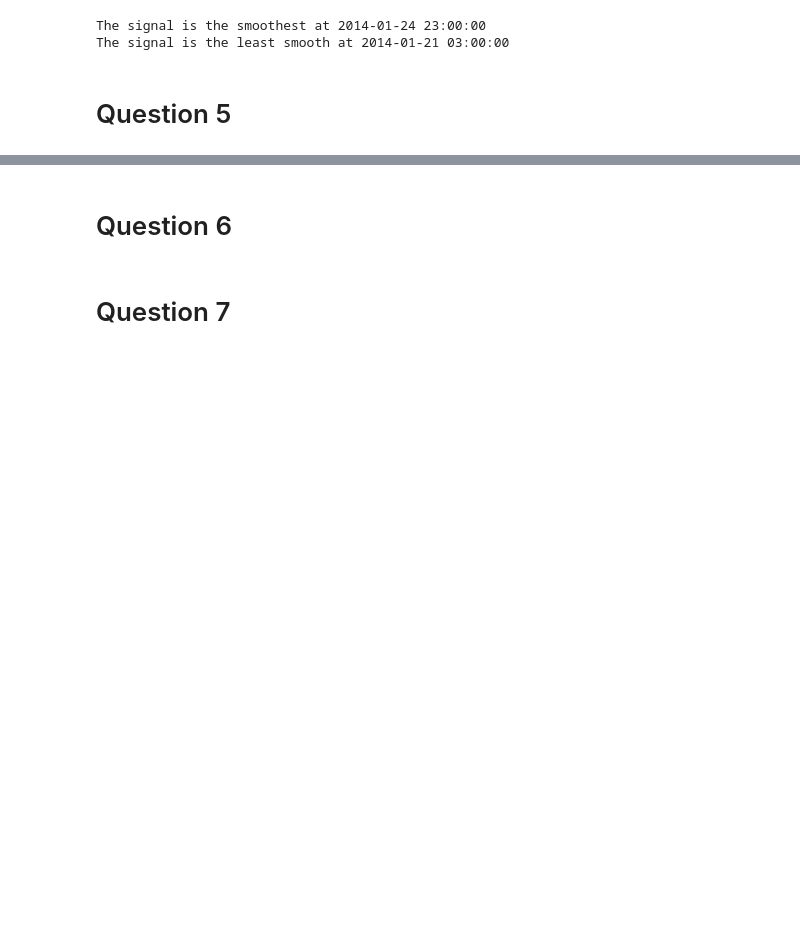
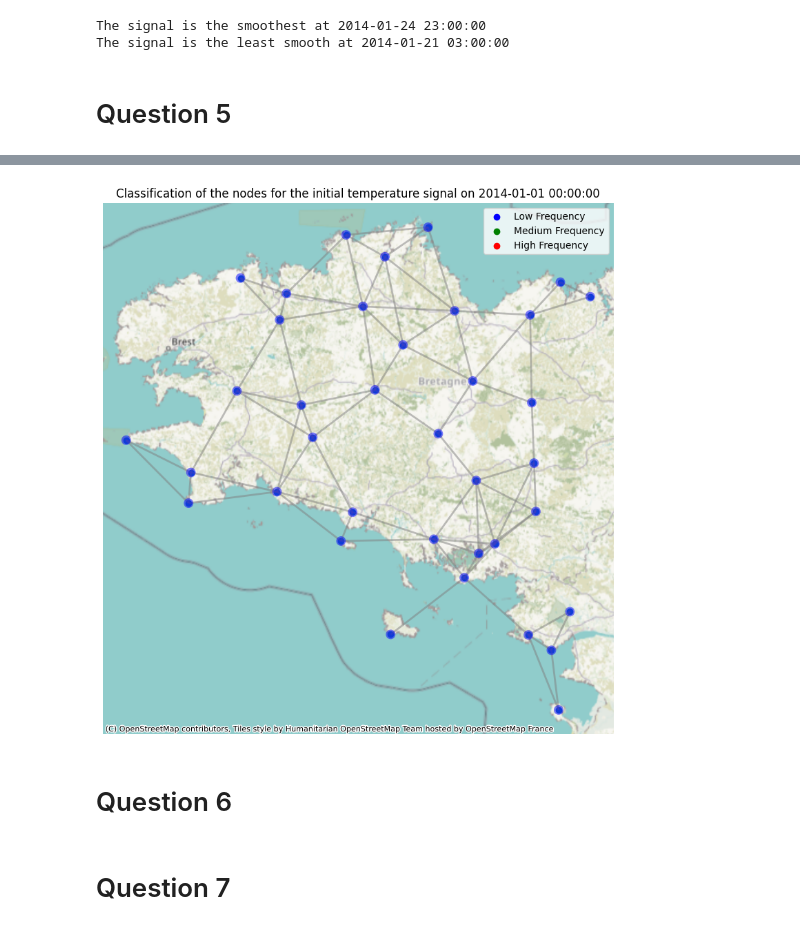
Before and after one commit to victorgalmiche/TimeSeries-TP3, a Jupyter notebook: Assignment 3.ipynb, the cells around one changed output, grey strips where cells are left out. Cells and saved outputs as stored; diff of their text form; code cells hidden in the pictures; blank space fills up the shorter version.

```diff
--- a/Assignment 3.ipynb
+++ b/Assignment 3.ipynb
@@ -303,3 +329,25 @@ Index(['AURAY', 'BELLE ILE-LE TALUT', 'BIGNAN', 'DINARD', 'GUERANDE',
+# %%
+# Visualization of the initial profile
+ax = stations_gdf.geometry.plot(figsize=(10, 10))
+cx.add_basemap(ax, crs=stations_gdf.crs.to_string(), zoom=8)
+ax.set_axis_off()
+
+# Set coordinates for graph nodes
+G.set_coordinates(stations_np)
+
+# Plot graph with node colors
+node_colors = [colors[c] for c in initial_classif]
+G.plot(ax=ax, vertex_color=node_colors, vertex_size=100)
+
+ax.set_title(f"Classification of the nodes for the initial temperature signal on {temperature_df_cleaned.index[0]}")
+
+for i in range(len(colors)):
+    ax.scatter([], [], c=colors[i], label=labels[i])
+ax.legend(loc='upper right')
+
+plt.show()
+# %% [output]
+[figure, added]
 # %% [markdown]
 # Question 6
 # %% [markdown]
```
Also changed, not shown: parts of 9 cells of this notebook, 3 other files.
